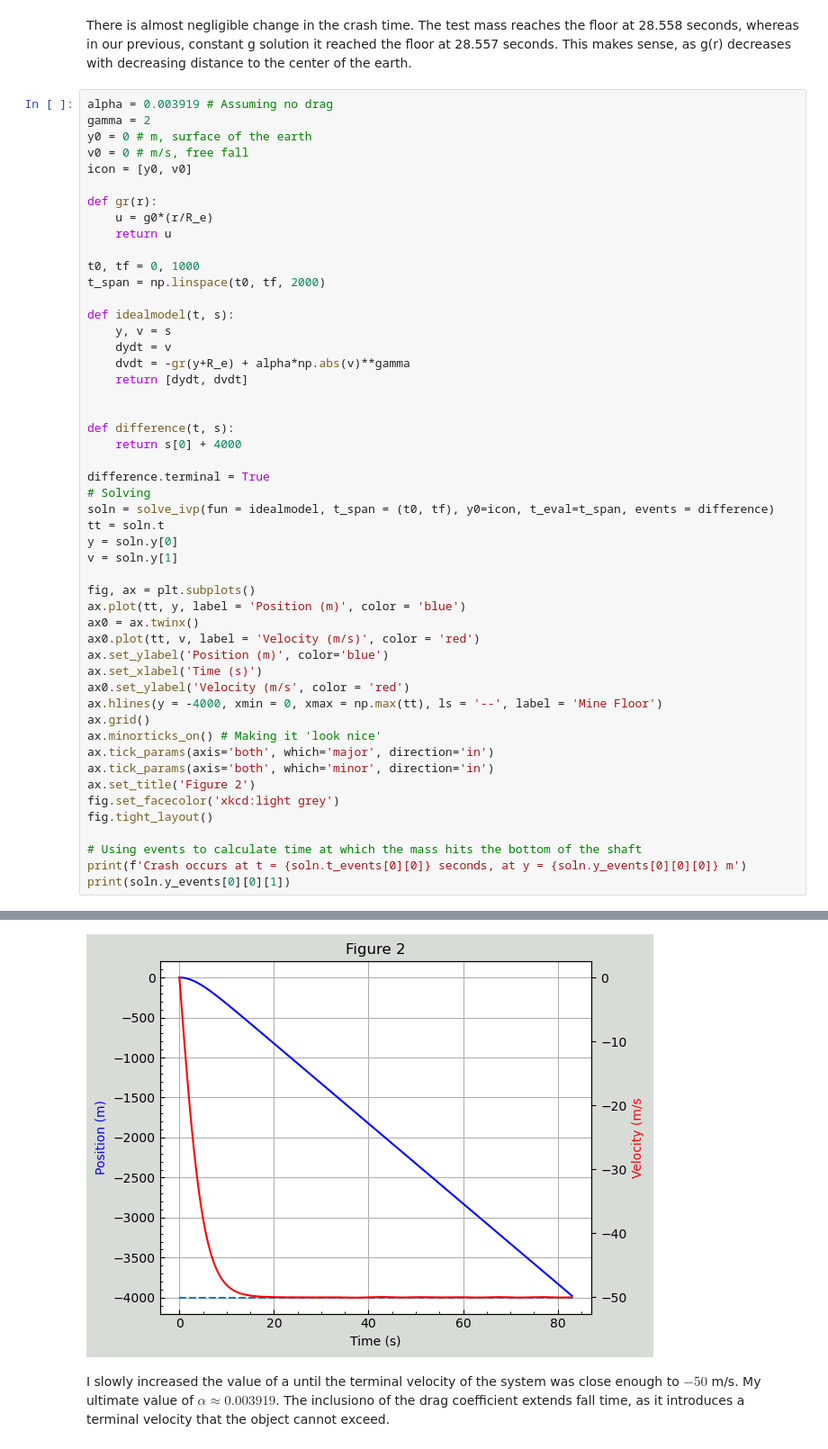
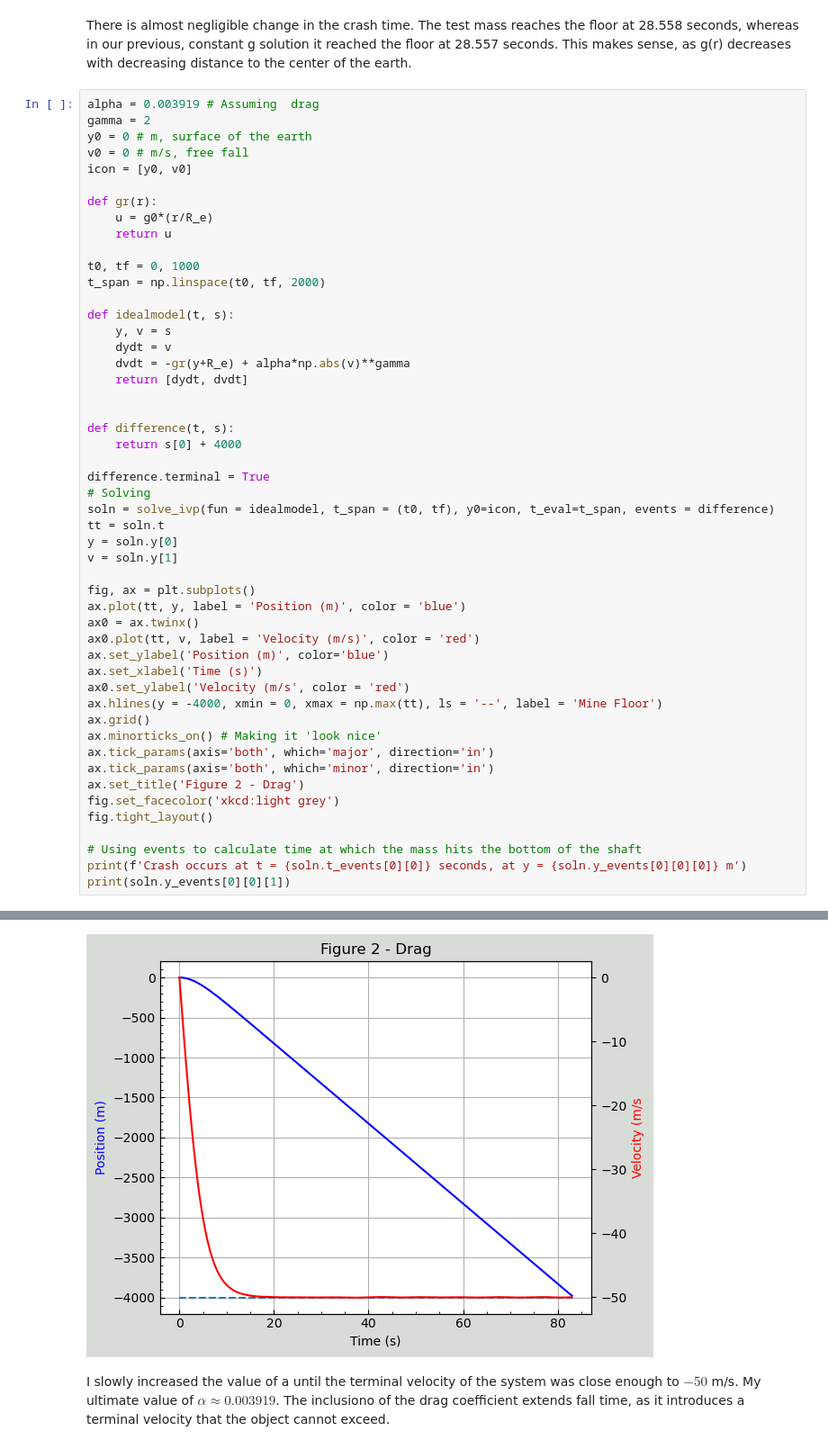
Before and after one commit to jqevo1000/PHYS265-spring25, a Jupyter notebook: Lab2/Lab2Vo.ipynb, the cells around one changed output, grey strips where cells are left out. Shown: that part at 90% size. Saved outputs shown, nothing was run; the diff lists cells and outputs as text.

```diff
--- a/Lab2/Lab2Vo.ipynb
+++ b/Lab2/Lab2Vo.ipynb
@@ -178,7 +181,7 @@ Crash occurs at t = 28.558364479326276 seconds, at y = -3999.999999999999 m
 # %% [markdown]
 There is almost negligible change in the crash time. The test mass reaches the floor at 28.558 seconds, whereas in our previous, constant g solution it reached the floor at 28.557 seconds. This makes sense, as g(r) decreases with decreasing distance to the center of the earth.
 # %%
-alpha = 0.003919 # Assuming no drag
+alpha = 0.003919 # Assuming  drag
 gamma = 2
 y0 = 0 # m, surface of the earth
 v0 = 0 # m/s, free fall
@@ -202,35 +205,35 @@ def difference(t, s):
     return s[0] + 4000
 
 difference.terminal = True
 # Solving
 soln = solve_ivp(fun = idealmodel, t_span = (t0, tf), y0=icon, t_eval=t_span, events = difference)
 tt = soln.t
 y = soln.y[0]
 v = soln.y[1]
 
 fig, ax = plt.subplots()
 ax.plot(tt, y, label = 'Position (m)', color = 'blue')
 ax0 = ax.twinx()
 ax0.plot(tt, v, label = 'Velocity (m/s)', color = 'red')
 ax.set_ylabel('Position (m)', color='blue')
 ax.set_xlabel('Time (s)')
 ax0.set_ylabel('Velocity (m/s', color = 'red')
 ax.hlines(y = -4000, xmin = 0, xmax = np.max(tt), ls = '--', label = 'Mine Floor')
 ax.grid()
 ax.minorticks_on() # Making it 'look nice'
 ax.tick_params(axis='both', which='major', direction='in')
 ax.tick_params(axis='both', which='minor', direction='in')
-ax.set_title('Figure 2')
+ax.set_title('Figure 2 - Drag')
 fig.set_facecolor('xkcd:light grey')
 fig.tight_layout()
 
 # Using events to calculate time at which the mass hits the bottom of the shaft
 print(f'Crash occurs at t = {soln.t_events[0][0]} seconds, at y = {soln.y_events[0][0][0]} m')
 print(soln.y_events[0][0][1])
 # %% [output]
 Crash occurs at t = 83.49323777912096 seconds, at y = -4000.0 m
 -49.993547138824574
-[figure, old version]
+[figure, new version]
 # %% [markdown]
 I slowly increased the value of a until the terminal velocity of the system was close enough to $-50$ m/s. My ultimate value of $\alpha \approx 0.003919$. The inclusiono of the drag coefficient extends fall time, as it introduces a terminal velocity that the object cannot exceed.
 # %% [markdown]
```
Also changed, not shown: parts of 13 cells of this notebook, 10 other files.
